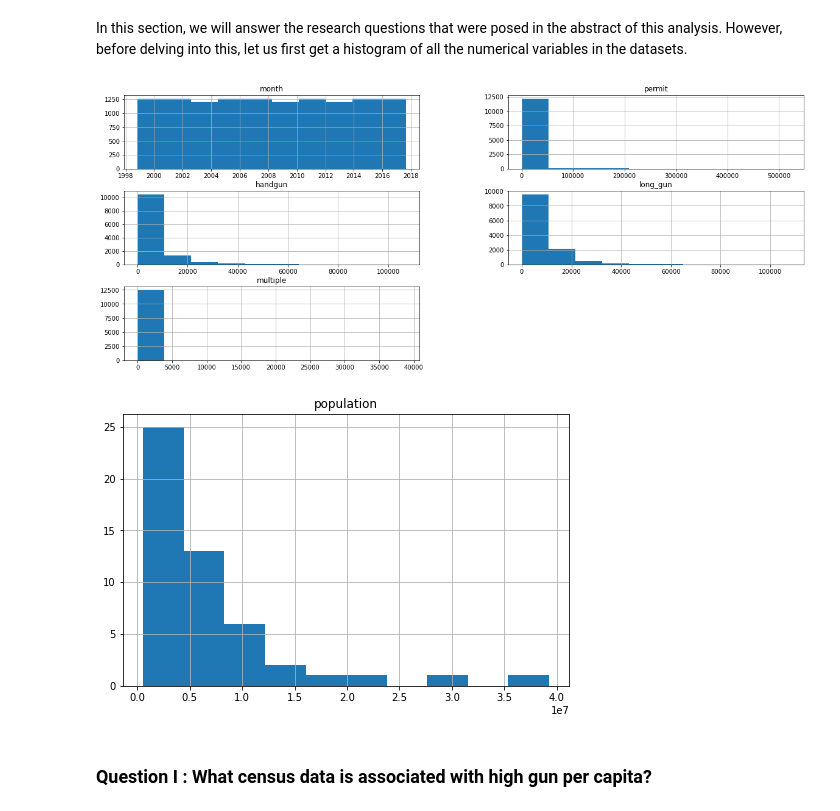
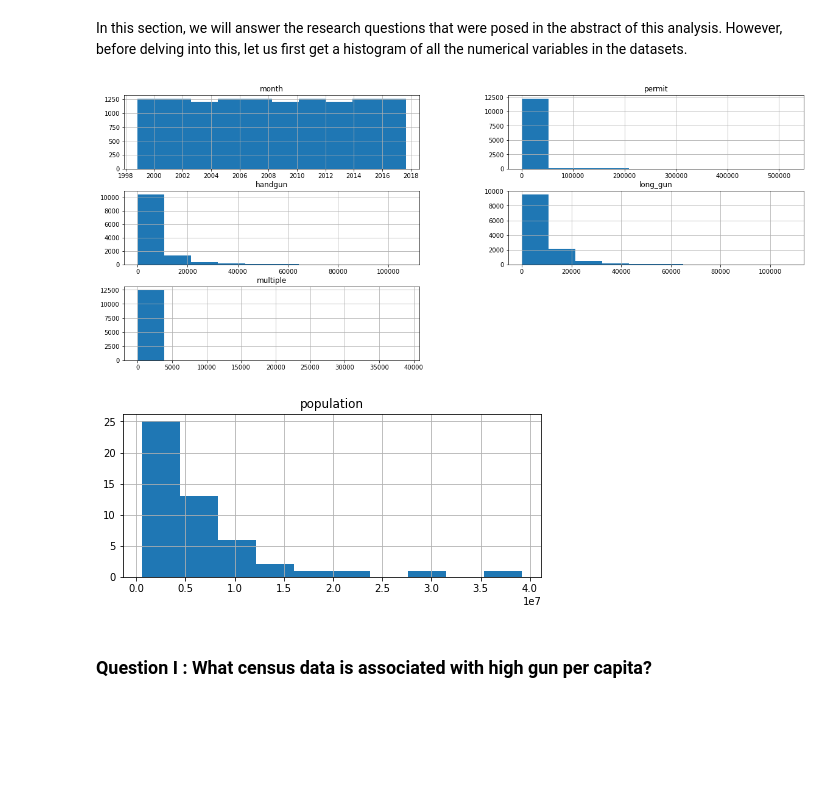
Before and after one commit to jjjeorgee/ALX-T, a Jupyter notebook: Project 01/NCIS background checks data analysis collated with US census data.ipynb, the cells around one changed output. Saved outputs shown, nothing was run; the diff lists cells and outputs as text; code cells hidden in the pictures; blank space fills up the shorter version.

```diff
--- a/Project 01/NCIS background checks data analysis collated with US census data.ipynb
+++ b/Project 01/NCIS background checks data analysis collated with US census data.ipynb
@@ -26,6 +26,7 @@ In the analysis, we are going to be examining some questions from these datasets
 import numpy as np
 import pandas as pd
 import matplotlib.pyplot as plt
+plt.rcParams["figure.figsize"] = (7,10)
 import seaborn as sns
 %matplotlib inline
 # %% [markdown]
@@ -528,10 +474,10 @@ Now that both datasets have cleaned and trimmed, we can now proceed to the explo
 In this section, we will answer the research questions that were posed in the abstract of this analysis. However, before delving into this, let us first get a histogram of all the numerical variables in the datasets.
 # %%
 Gun_data.hist(figsize=(20, 8));
-Census_data_n.hist(figsize=(8, 5));
+Census_data_n.hist(figsize=(7.5, 3));
 # %% [output]
 [figure]
-[figure, old version]
+[figure, new version]
 # %% [markdown]
 ### Question I : What census data is associated with high gun per capita?
 # %% [markdown]
```
Also changed, not shown: parts of 45 cells of this notebook, 2 other files.
